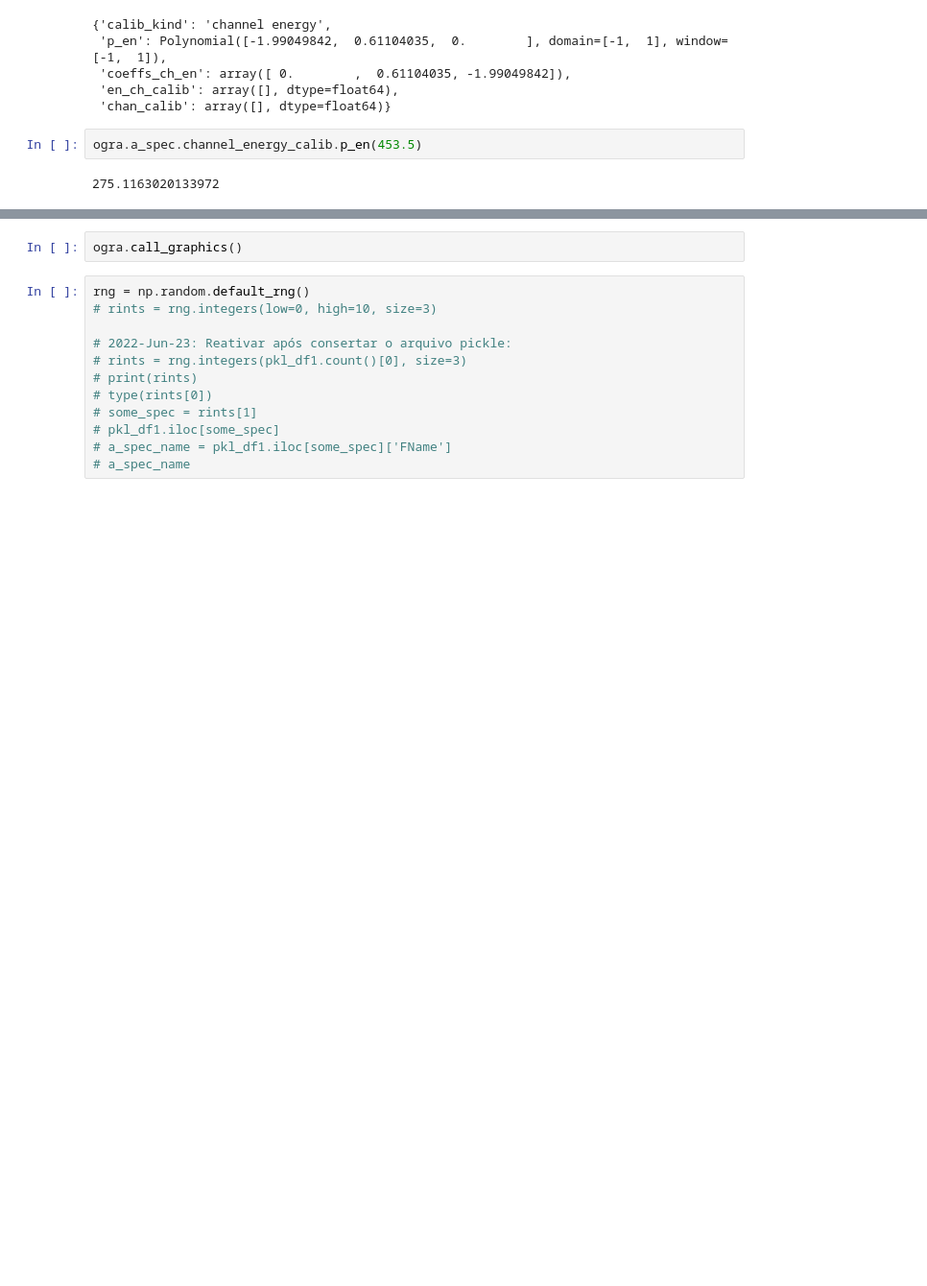
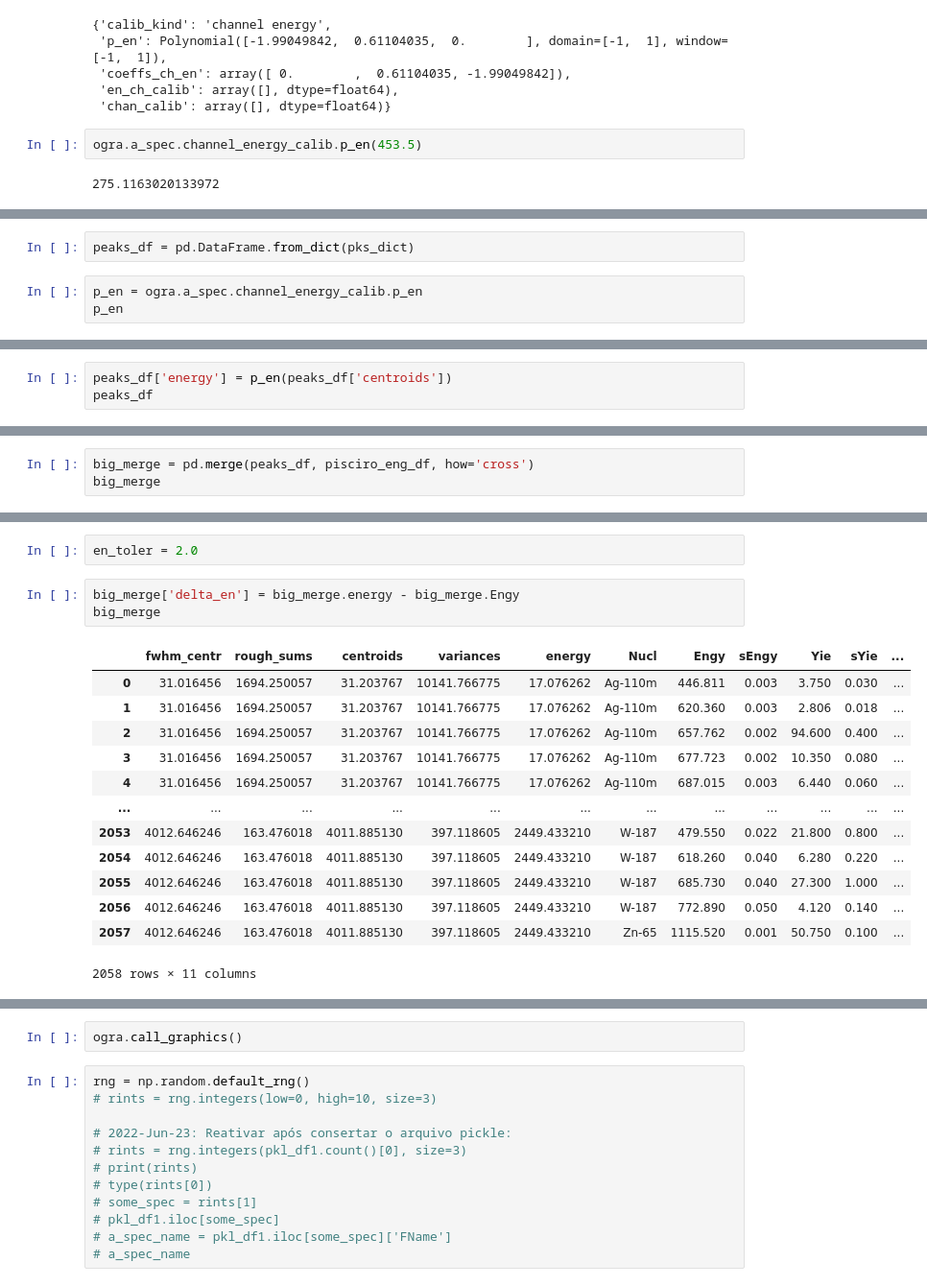
Before and after one commit to terrabela/OGRaySpY, a Jupyter notebook: src/radionuclide_analysis.ipynb, the cells around one changed output, grey strips where cells are left out. Shown at 96% size. Cells and saved outputs as stored; diff of their text form; blank space fills up the shorter version.

```diff
--- a/src/radionuclide_analysis.ipynb
+++ b/src/radionuclide_analysis.ipynb
@@ -120,0 +225,5 @@ Series([], dtype: object)
+# %%
+peaks_df = pd.DataFrame.from_dict(pks_dict)
+# %%
+p_en = ogra.a_spec.channel_energy_calib.p_en
+p_en
@@ -120,0 +232,3 @@ Series([], dtype: object)
+# %%
+peaks_df['energy'] = p_en(peaks_df['centroids'])
+peaks_df
@@ -120,0 +255,3 @@ Series([], dtype: object)
+# %%
+big_merge = pd.merge(peaks_df, pisciro_eng_df, how='cross')
+big_merge
@@ -120,0 +272,19 @@ Series([], dtype: object)
+# %%
+en_toler = 2.0
+# %%
+big_merge['delta_en'] = big_merge.energy - big_merge.Engy
+big_merge
+# %% [output]
+|  | fwhm_centr | rough_sums | centroids | variances | energy | Nucl | Engy | sEngy | Yie | sYie | ... |
+| 0 | 31.016456 | 1694.250057 | 31.203767 | 10141.766775 | 17.076262 | Ag-110m | 446.811 | 0.003 | 3.750 | 0.030 | ... |
+| 1 | 31.016456 | 1694.250057 | 31.203767 | 10141.766775 | 17.076262 | Ag-110m | 620.360 | 0.003 | 2.806 | 0.018 | ... |
+| 2 | 31.016456 | 1694.250057 | 31.203767 | 10141.766775 | 17.076262 | Ag-110m | 657.762 | 0.002 | 94.600 | 0.400 | ... |
+| 3 | 31.016456 | 1694.250057 | 31.203767 | 10141.766775 | 17.076262 | Ag-110m | 677.723 | 0.002 | 10.350 | 0.080 | ... |
+| 4 | 31.016456 | 1694.250057 | 31.203767 | 10141.766775 | 17.076262 | Ag-110m | 687.015 | 0.003 | 6.440 | 0.060 | ... |
+| ... | ... | ... | ... | ... | ... | ... | ... | ... | ... | ... | ... |
+| 2053 | 4012.646246 | 163.476018 | 4011.885130 | 397.118605 | 2449.433210 | W-187 | 479.550 | 0.022 | 21.800 | 0.800 | ... |
+| 2054 | 4012.646246 | 163.476018 | 4011.885130 | 397.118605 | 2449.433210 | W-187 | 618.260 | 0.040 | 6.280 | 0.220 | ... |
+| 2055 | 4012.646246 | 163.476018 | 4011.885130 | 397.118605 | 2449.433210 | W-187 | 685.730 | 0.040 | 27.300 | 1.000 | ... |
+| 2056 | 4012.646246 | 163.476018 | 4011.885130 | 397.118605 | 2449.433210 | W-187 | 772.890 | 0.050 | 4.120 | 0.140 | ... |
+| 2057 | 4012.646246 | 163.476018 | 4011.885130 | 397.118605 | 2449.433210 | Zn-65 | 1115.520 | 0.001 | 50.750 | 0.100 | ... |
+2058 rows × 11 columns
```
Also changed, not shown: parts of 69 cells of this notebook, 2 other files.
